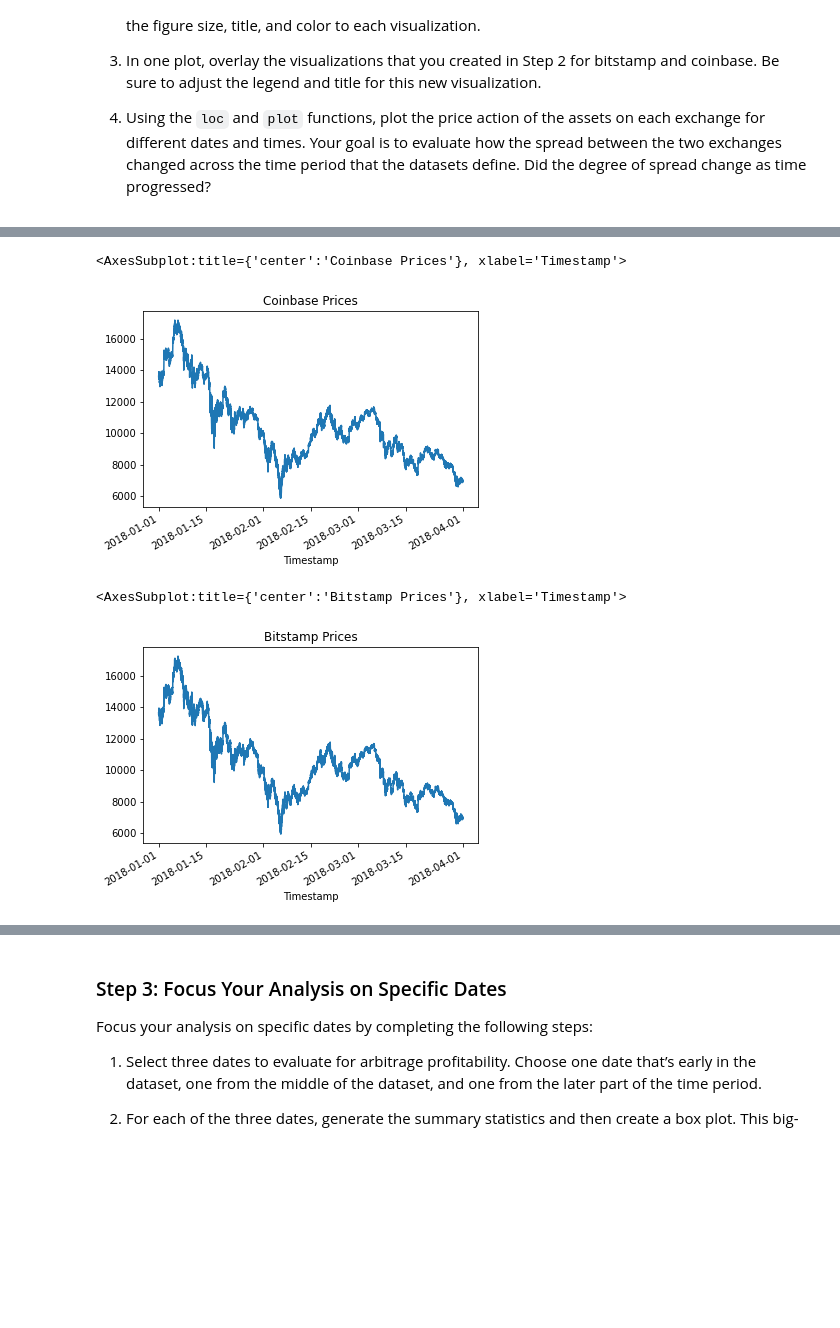
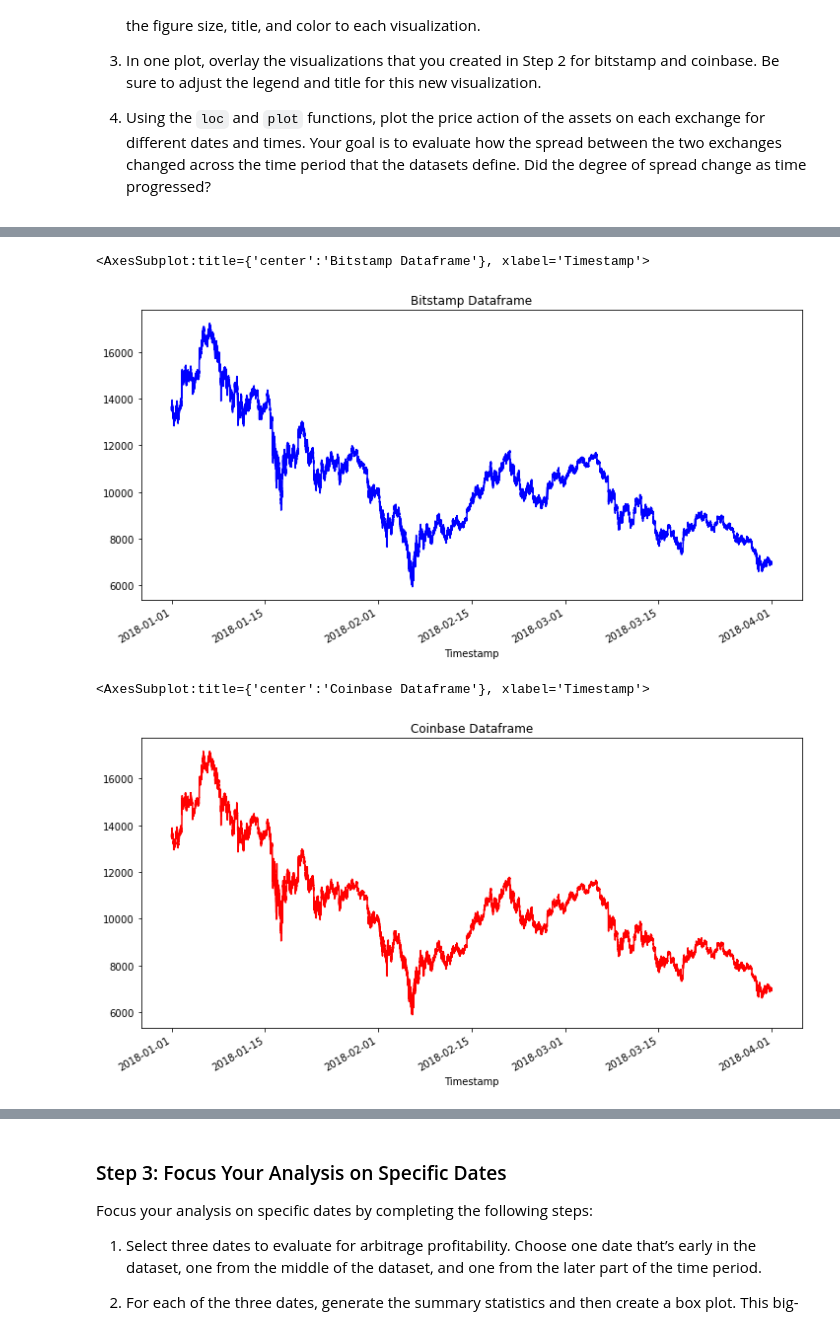
Before and after one commit to Malik-Gerald/Fintech-Module-3-Challenge, a Jupyter notebook: crypto_arbitrage.ipynb, the cells around one changed output, grey strips where cells are left out. Cells and saved outputs as stored; diff of their text form; code cells hidden in the pictures; blank space fills up the shorter version.

```diff
--- a/crypto_arbitrage.ipynb
+++ b/crypto_arbitrage.ipynb
@@ -133,6 +134,7 @@ bitstamp_df["Close"] = bitstamp_df["Close"].str.replace("$","")
 # %%
 # Convert the Close data type to a float
 # YOUR CODE HERE
+bitstamp_df.loc[:, "Close"] = bitstamp_df.loc[:, "Close"].astype("float")
 # %% [markdown]
 ### Step 4: Review the data for duplicated values, and drop them if necessary.
 # %%
@@ -232,17 +265,19 @@ Sort through the time series data associated with the bitstamp and coinbase Data
 # %%
 # Create a line plot for the bitstamp DataFrame for the full length of time in the dataset
 # Be sure that the figure size, title, and color are tailored to each visualization
 # YOUR CODE HERE
+bitstamp_df['Close'].plot(figsize=(12, 6), title="Bitstamp Dataframe", color="blue")
 # %% [output]
-<AxesSubplot:title={'center':'Coinbase Prices'}, xlabel='Timestamp'>
+<AxesSubplot:title={'center':'Bitstamp Dataframe'}, xlabel='Timestamp'>
-[figure, old version]
+[figure, new version]
 # %%
 # Create a line plot for the coinbase DataFrame for the full length of time in the dataset
 # Be sure that the figure size, title, and color are tailored to each visualization
 # YOUR CODE HERE
+coinbase_df['Close'].plot(figsize=(12, 6), title="Coinbase Dataframe", color="red")
 # %% [output]
-<AxesSubplot:title={'center':'Bitstamp Prices'}, xlabel='Timestamp'>
+<AxesSubplot:title={'center':'Coinbase Dataframe'}, xlabel='Timestamp'>
-[figure, old version]
+[figure, new version]
 # %%
 # Overlay the visualizations for the bitstamp and coinbase DataFrames in one plot
 # The plot should visualize the prices over the full lenth of the dataset
```
Also changed, not shown: parts of 52 cells of this notebook, 1 other file.
